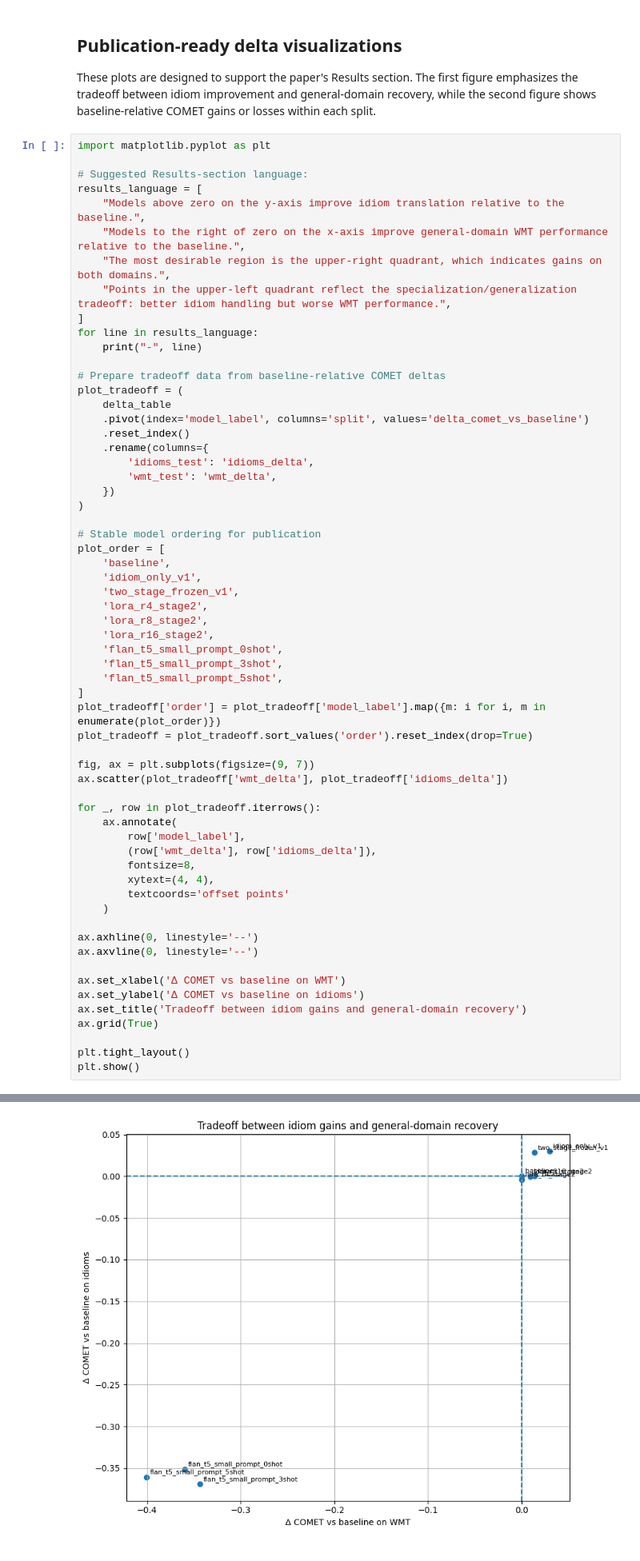
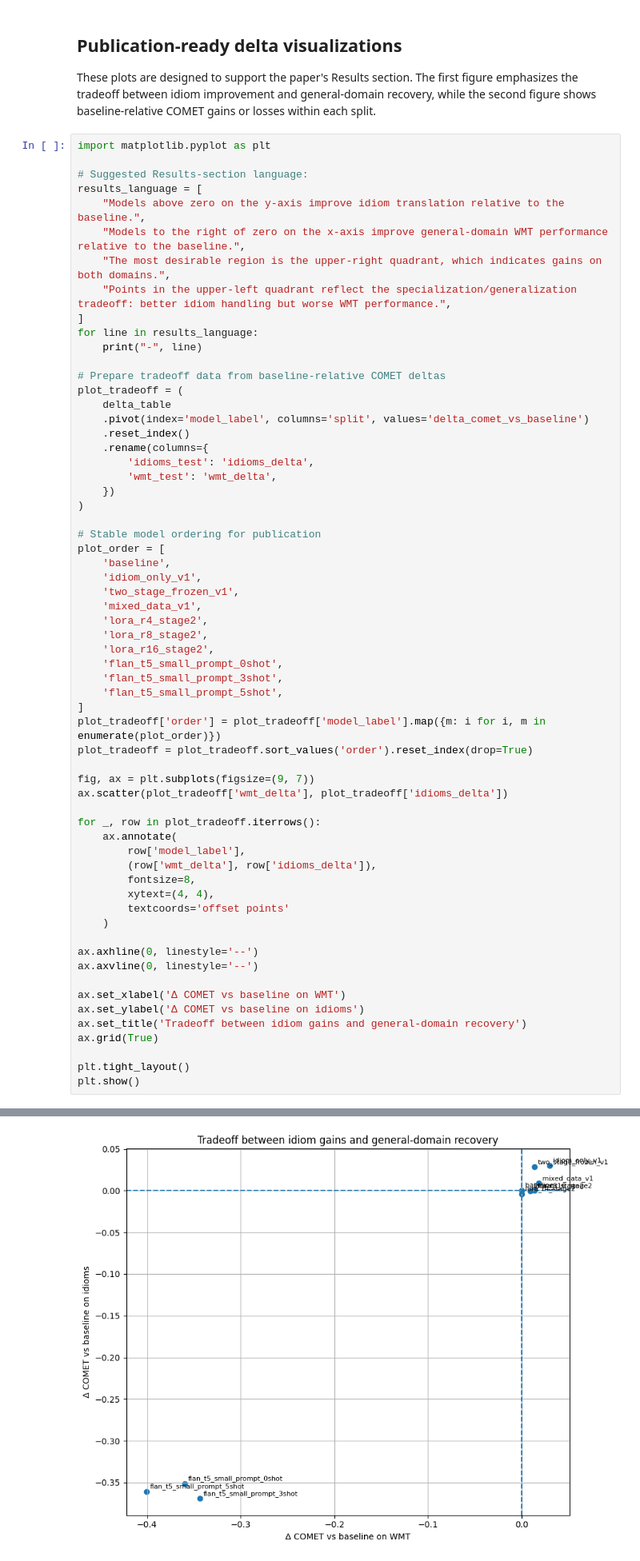
Before and after one commit to auntiepersilla/Idiom_Aware_MT_Finetuning_EN-DE, a Jupyter notebook: notebooks/11_analysis_comet_pipeline.ipynb, the cells around one changed output, grey strips where cells are left out. Shown at 80% size. Drawn from its saved outputs; the diff is of its cells as text.

```diff
--- a/notebooks/11_analysis_comet_pipeline.ipynb
+++ b/notebooks/11_analysis_comet_pipeline.ipynb
@@ -342,6 +527,7 @@ plot_order = [
     'baseline',
     'idiom_only_v1',
     'two_stage_frozen_v1',
+    'mixed_data_v1',
     'lora_r4_stage2',
     'lora_r8_stage2',
     'lora_r16_stage2',
@@ -352,34 +538,34 @@ plot_order = [
 plot_tradeoff['order'] = plot_tradeoff['model_label'].map({m: i for i, m in enumerate(plot_order)})
 plot_tradeoff = plot_tradeoff.sort_values('order').reset_index(drop=True)
 
 fig, ax = plt.subplots(figsize=(9, 7))
 ax.scatter(plot_tradeoff['wmt_delta'], plot_tradeoff['idioms_delta'])
 
 for _, row in plot_tradeoff.iterrows():
     ax.annotate(
         row['model_label'],
         (row['wmt_delta'], row['idioms_delta']),
         fontsize=8,
         xytext=(4, 4),
         textcoords='offset points'
     )
 
 ax.axhline(0, linestyle='--')
 ax.axvline(0, linestyle='--')
 
 ax.set_xlabel('Δ COMET vs baseline on WMT')
 ax.set_ylabel('Δ COMET vs baseline on idioms')
 ax.set_title('Tradeoff between idiom gains and general-domain recovery')
 ax.grid(True)
 
 plt.tight_layout()
 plt.show()
 # %% [output]
 - Models above zero on the y-axis improve idiom translation relative to the baseline.
 - Models to the right of zero on the x-axis improve general-domain WMT performance relative to the baseline.
 - The most desirable region is the upper-right quadrant, which indicates gains on both domains.
 - Points in the upper-left quadrant reflect the specialization/generalization tradeoff: better idiom handling but worse WMT performance.
-[figure, old version]
+[figure, new version]
 # %% [markdown]
 ### Split-specific baseline-relative COMET deltas
 
```
Also changed, not shown: parts of 33 cells of this notebook.
